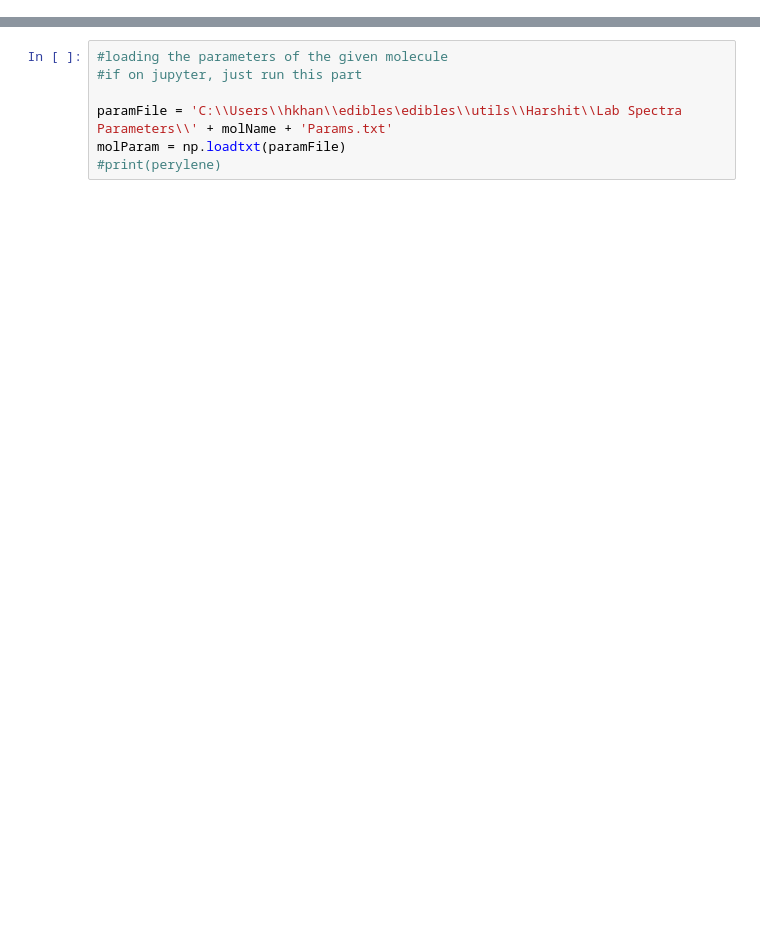
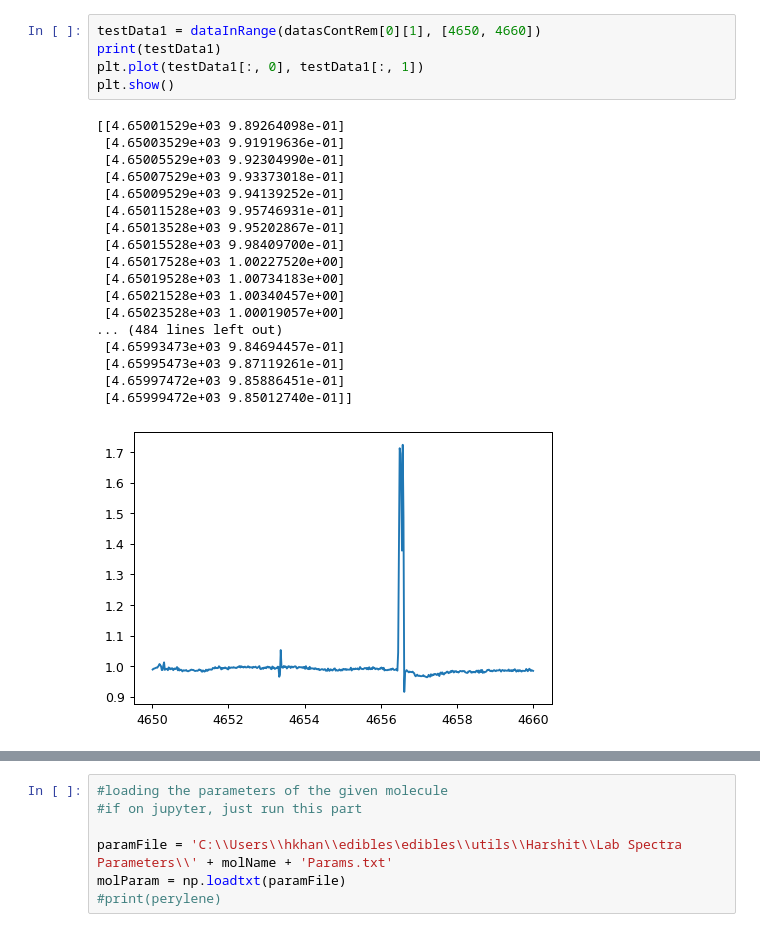
Before and after one commit to jancami/edibles, a Jupyter notebook: edibles/utils/Harshit/DataAccess1.ipynb, the cells around one changed output, grey strips where cells are left out. Drawn from its saved outputs; the diff is of its cells as text; blank space fills up the shorter version.

```diff
--- a/edibles/utils/Harshit/DataAccess1.ipynb
+++ b/edibles/utils/Harshit/DataAccess1.ipynb
@@ -276,0 +219,24 @@ plt.subplots_adjust(hspace=0.3, wspace=0.2)
+# %%
+testData1 = dataInRange(datasContRem[0][1], [4650, 4660])
+print(testData1)
+plt.plot(testData1[:, 0], testData1[:, 1])
+plt.show()
+# %% [output]
+[[4.65001529e+03 9.89264098e-01]
+ [4.65003529e+03 9.91919636e-01]
+ [4.65005529e+03 9.92304990e-01]
+ [4.65007529e+03 9.93373018e-01]
+ [4.65009529e+03 9.94139252e-01]
+ [4.65011528e+03 9.95746931e-01]
+ [4.65013528e+03 9.95202867e-01]
+ [4.65015528e+03 9.98409700e-01]
+ [4.65017528e+03 1.00227520e+00]
+ [4.65019528e+03 1.00734183e+00]
+ [4.65021528e+03 1.00340457e+00]
+ [4.65023528e+03 1.00019057e+00]
+... (484 lines left out)
+ [4.65993473e+03 9.84694457e-01]
+ [4.65995473e+03 9.87119261e-01]
+ [4.65997472e+03 9.85886451e-01]
+ [4.65999472e+03 9.85012740e-01]]
+[figure, added]
```
Also changed, not shown: parts of 16 cells of this notebook, 8 other files.
